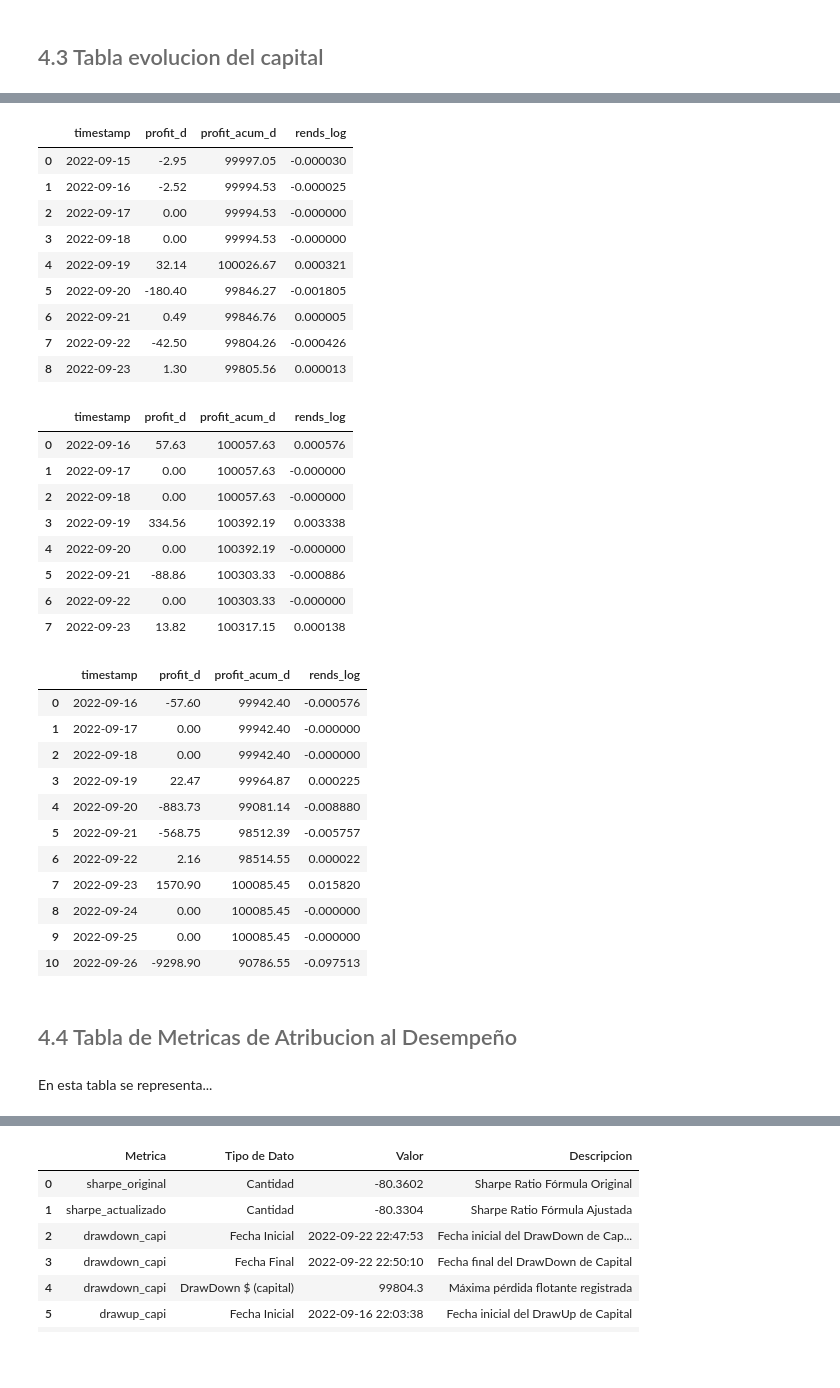
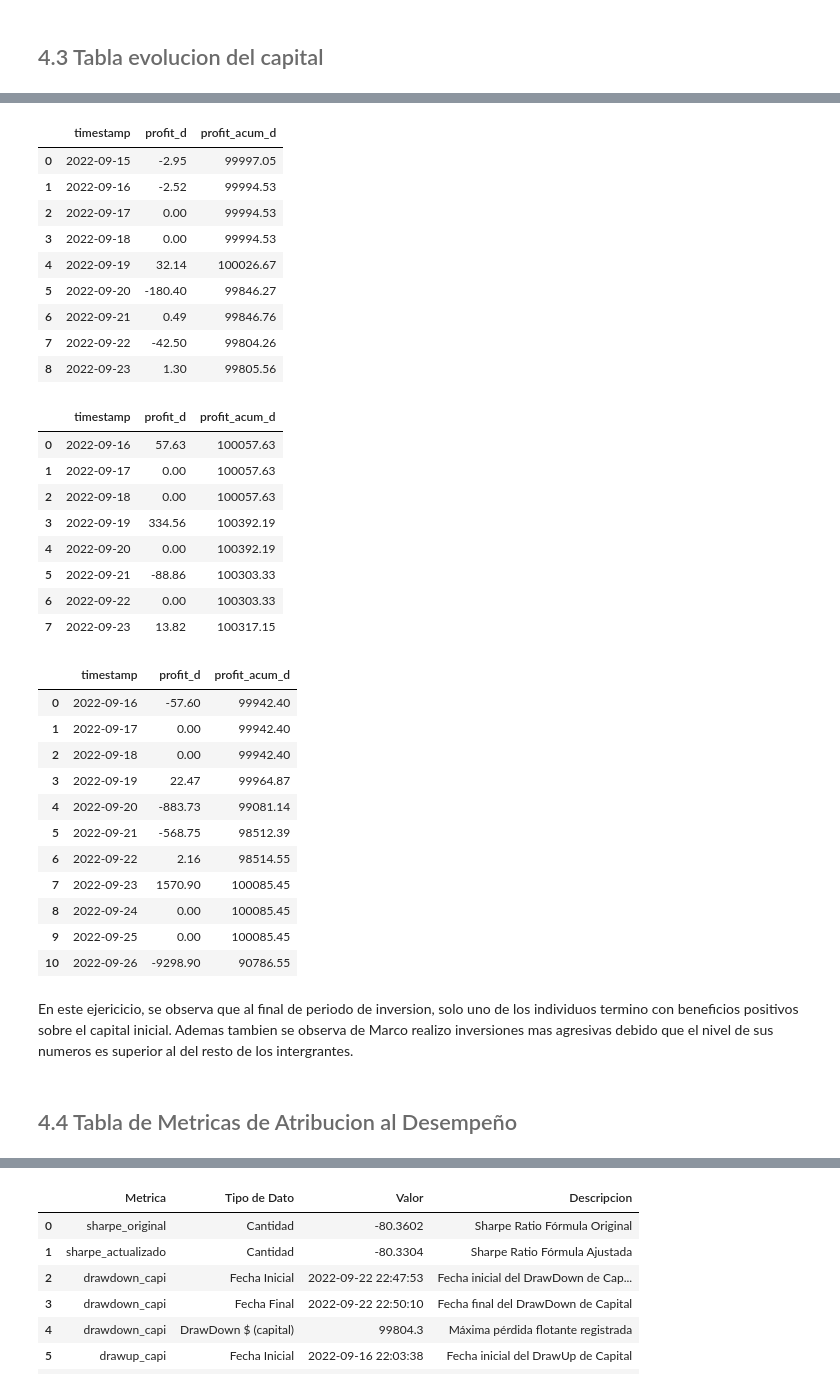
Before and after one commit to CuauhtemocCC/Microestructuras-de-Trading-Lab-3, a Jupyter notebook: notebook.ipynb, the cells around one changed output, grey strips where cells are left out. Cells and saved outputs as stored; diff of their text form; code cells hidden in the pictures; blank space fills up the shorter version.

```diff
--- a/notebook.ipynb
+++ b/notebook.ipynb
@@ -198,47 +211,47 @@ dt.df_2_tabla_m
 # %%
 # Tabla evolucion de Capital, CCC
-dt.evo_c_c.drop(["DU","DD"],axis=1)
+dt.evo_c_c.drop(["DU","DD","rends_log"],axis=1)
 # %% [output]
-|  | timestamp | profit_d | profit_acum_d | rends_log |
-| 0 | 2022-09-15 | -2.95 | 99997.05 | -0.000030 |
-| 1 | 2022-09-16 | -2.52 | 99994.53 | -0.000025 |
-| 2 | 2022-09-17 | 0.00 | 99994.53 | -0.000000 |
-| 3 | 2022-09-18 | 0.00 | 99994.53 | -0.000000 |
-| 4 | 2022-09-19 | 32.14 | 100026.67 | 0.000321 |
-| 5 | 2022-09-20 | -180.40 | 99846.27 | -0.001805 |
-| 6 | 2022-09-21 | 0.49 | 99846.76 | 0.000005 |
-| 7 | 2022-09-22 | -42.50 | 99804.26 | -0.000426 |
-| 8 | 2022-09-23 | 1.30 | 99805.56 | 0.000013 |
+|  | timestamp | profit_d | profit_acum_d |
+| 0 | 2022-09-15 | -2.95 | 99997.05 |
+| 1 | 2022-09-16 | -2.52 | 99994.53 |
+| 2 | 2022-09-17 | 0.00 | 99994.53 |
+| 3 | 2022-09-18 | 0.00 | 99994.53 |
+| 4 | 2022-09-19 | 32.14 | 100026.67 |
+| 5 | 2022-09-20 | -180.40 | 99846.27 |
+| 6 | 2022-09-21 | 0.49 | 99846.76 |
+| 7 | 2022-09-22 | -42.50 | 99804.26 |
+| 8 | 2022-09-23 | 1.30 | 99805.56 |
 # %%
 # Tabla evolucion de Capital, EMD
-dt.evo_c_e.drop(["DU","DD"],axis=1)
+dt.evo_c_e.drop(["DU","DD","rends_log"],axis=1)
 # %% [output]
-|  | timestamp | profit_d | profit_acum_d | rends_log |
-| 0 | 2022-09-16 | 57.63 | 100057.63 | 0.000576 |
-| 1 | 2022-09-17 | 0.00 | 100057.63 | -0.000000 |
-| 2 | 2022-09-18 | 0.00 | 100057.63 | -0.000000 |
-| 3 | 2022-09-19 | 334.56 | 100392.19 | 0.003338 |
-| 4 | 2022-09-20 | 0.00 | 100392.19 | -0.000000 |
-| 5 | 2022-09-21 | -88.86 | 100303.33 | -0.000886 |
-| 6 | 2022-09-22 | 0.00 | 100303.33 | -0.000000 |
-| 7 | 2022-09-23 | 13.82 | 100317.15 | 0.000138 |
+|  | timestamp | profit_d | profit_acum_d |
+| 0 | 2022-09-16 | 57.63 | 100057.63 |
+| 1 | 2022-09-17 | 0.00 | 100057.63 |
+| 2 | 2022-09-18 | 0.00 | 100057.63 |
+| 3 | 2022-09-19 | 334.56 | 100392.19 |
+| 4 | 2022-09-20 | 0.00 | 100392.19 |
+| 5 | 2022-09-21 | -88.86 | 100303.33 |
+| 6 | 2022-09-22 | 0.00 | 100303.33 |
+| 7 | 2022-09-23 | 13.82 | 100317.15 |
 # %%
 # Tabla evolucion de Capital, MAOC
-dt.evo_c_m.drop(["DU","DD"],axis=1)
+dt.evo_c_m.drop(["DU","DD","rends_log"],axis=1)
 # %% [output]
-|  | timestamp | profit_d | profit_acum_d | rends_log |
-| 0 | 2022-09-16 | -57.60 | 99942.40 | -0.000576 |
-| 1 | 2022-09-17 | 0.00 | 99942.40 | -0.000000 |
-| 2 | 2022-09-18 | 0.00 | 99942.40 | -0.000000 |
-| 3 | 2022-09-19 | 22.47 | 99964.87 | 0.000225 |
-| 4 | 2022-09-20 | -883.73 | 99081.14 | -0.008880 |
-| 5 | 2022-09-21 | -568.75 | 98512.39 | -0.005757 |
-| 6 | 2022-09-22 | 2.16 | 98514.55 | 0.000022 |
-| 7 | 2022-09-23 | 1570.90 | 100085.45 | 0.015820 |
-| 8 | 2022-09-24 | 0.00 | 100085.45 | -0.000000 |
-| 9 | 2022-09-25 | 0.00 | 100085.45 | -0.000000 |
-| 10 | 2022-09-26 | -9298.90 | 90786.55 | -0.097513 |
+|  | timestamp | profit_d | profit_acum_d |
+| 0 | 2022-09-16 | -57.60 | 99942.40 |
+| 1 | 2022-09-17 | 0.00 | 99942.40 |
+| 2 | 2022-09-18 | 0.00 | 99942.40 |
+| 3 | 2022-09-19 | 22.47 | 99964.87 |
+| 4 | 2022-09-20 | -883.73 | 99081.14 |
+| 5 | 2022-09-21 | -568.75 | 98512.39 |
+| 6 | 2022-09-22 | 2.16 | 98514.55 |
+| 7 | 2022-09-23 | 1570.90 | 100085.45 |
+| 8 | 2022-09-24 | 0.00 | 100085.45 |
+| 9 | 2022-09-25 | 0.00 | 100085.45 |
+| 10 | 2022-09-26 | -9298.90 | 90786.55 |
+# %% [markdown]
+En este ejericicio, se observa que al final de periodo de inversion, solo uno de los individuos termino con beneficios positivos sobre el capital inicial. Ademas tambien se observa de Marco realizo inversiones mas agresivas debido que el nivel de sus numeros es superior al del resto de los intergrantes.
 # %% [markdown]
 ## <font color= #6B6B6B> 4.4 Tabla de Metricas de Atribucion al Desempeño  </font>
-# %% [markdown]
-En esta tabla se representa...
```
Also changed, not shown: parts of 13 cells of this notebook.
